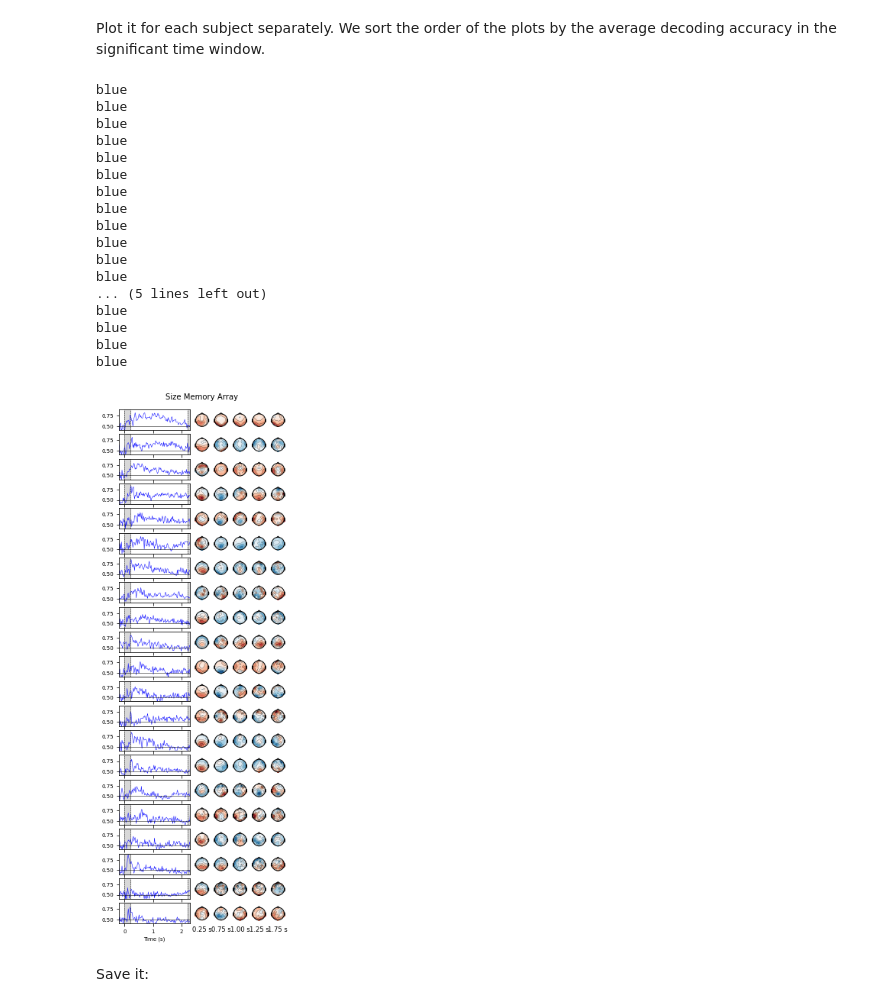
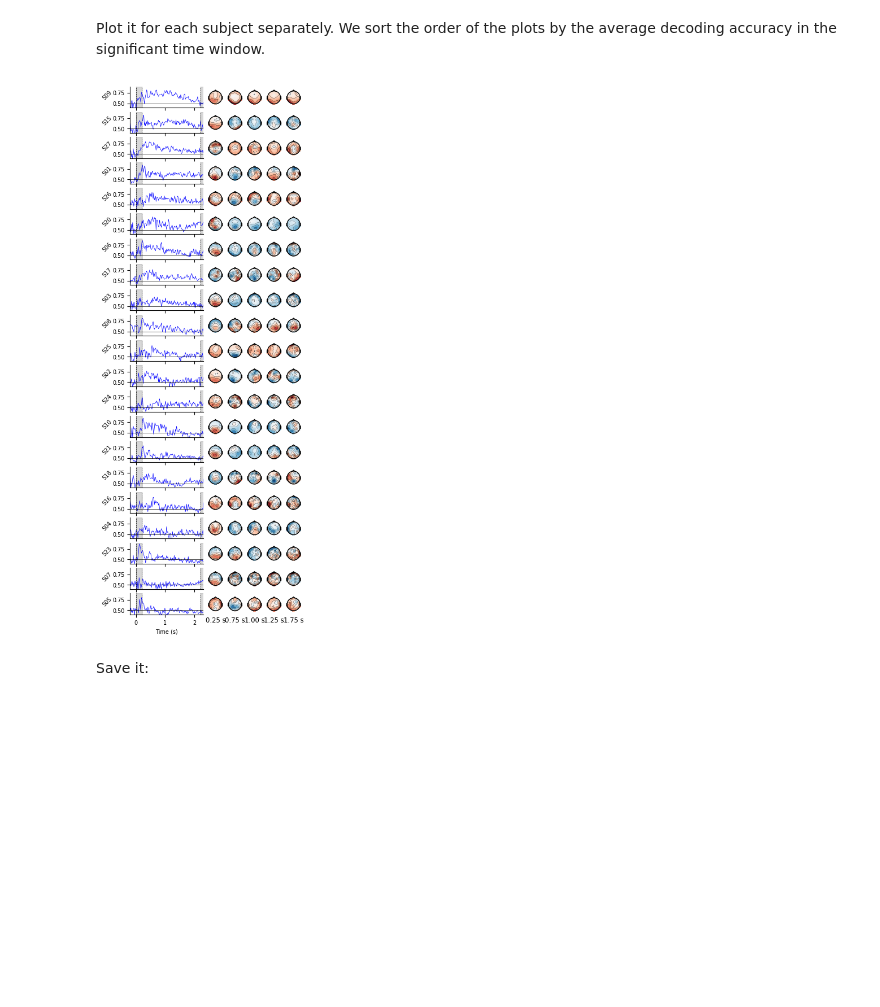
Before and after one commit to eioe/vMemEcc-Analyses, a Jupyter notebook: Analyses_Py/04.1-decoding_sensorspace_plotters.ipynb, the cells around one changed output. Saved outputs shown, nothing was run; the diff lists cells and outputs as text; code cells hidden in the pictures; blank space fills up the shorter version.

Commit message:
update plots with CMCIs, etc

```diff
--- a/Analyses_Py/04.1-decoding_sensorspace_plotters.ipynb
+++ b/Analyses_Py/04.1-decoding_sensorspace_plotters.ipynb
@@ -608,0 +580,23 @@ for ecc in cond_dict['Ecc']:
+# %%
+# Add CMCI correction
+grav = data_plot.copy().set_index(['time', 'subID']).groupby('time').mean()
+grav.columns = ['grandavg']
+subavg = df.copy().groupby(['time', 'subID']).mean()
+subavg.columns = ['subavg']
+adj_factor = grav.join(subavg)
+adj_factor['adj_factor'] = adj_factor.grandavg - adj_factor.subavg
+df = data_plot.set_index(['time', 'subID']).join(adj_factor)
+df['score_corrected'] = df.score + df.adj_factor
+# %%
+
+# add chance level data:
+acc_chance = np.asarray(data_dict_chance['EccM']['scores_chance'])
+acc_df_chance = pd.DataFrame(acc_chance)
+acc_df_chance.columns = times
+acc_df_chance['subID'] = sub_list_str
+df_chance = acc_df_chance.melt(id_vars=['subID'], var_name='time', value_name='score')  # put into long format
+df_chance['Ecc'] = 'Chance'
+# for compatibility with corrected actual values:
+df_chance['score_corrected'] = df_chance['score']
+df_chance = df_chance.set_index(['time', 'subID'])
+data_plot = pd.concat([df, df_chance])
@@ -773,21 +778,25 @@ We first normalize each pattern vector per subject and timepoint:
 # %%
 # %matplotlib qt
 
-picks= 'All'
+picks = "All"
 
-ecc_cond = '' # 'EccL' # <<<< '' (aka empty string): all eccentricities
+ecc_cond = ""  # 'EccL' # <<<< '' (aka empty string): all eccentricities
 
-sub_patterns, times = load_patterns(sub_list_str, f'LoadLow{ecc_cond}_vs_LoadHigh{ecc_cond}', picks_str=picks)
+sub_patterns, times = load_patterns(
+    sub_list_str, f"LoadLow{ecc_cond}_vs_LoadHigh{ecc_cond}", picks_str=picks
+)
 sub_patterns_norm = np.zeros_like(sub_patterns)
 # normalize them by L2 norm to allow for unbiased averages:
-for sub in range(sub_patterns.shape[0]):
-    for time in range(sub_patterns.shape[-1]):
-        sub_patterns_norm[sub, :, time] = sub_patterns[sub, :, time] / l2norm(sub_patterns[sub,:,time])
+sub_patterns_norm = sub_patterns / np.linalg.norm(
+    sub_patterns, axis=1, ord=2, keepdims=True
+)
 # %% [markdown]
 Next, we average per timepoint across subjects and normalize once more per timepoint (so we can meaningfully use one color scale):
 # %%
 sub_patterns_avg = sub_patterns_norm.copy().mean(axis=0)
-sub_patterns_avg_norm = np.stack([sub_patterns_avg[:,ii] / l2norm(sub_patterns_avg[:,ii]) for ii in range(sub_patterns_avg.shape[-1])], axis=-1)
+sub_patterns_avg_norm = sub_patterns_avg / np.linalg.norm(
+    sub_patterns_avg, axis=0, ord=2, keepdims=True
+)
 # %%
 # Build new pseudo Evoke obj:
 dummy_epos_info = get_evoked_info(picks_str='All')
@@ -872,7 +881,7 @@ for i,ax in enumerate(axes):
     plt_load_all = sub_patterns_evo.plot_topomap(times = times_plot,
                                        scalings=1,
                                        units='',
-                                       title=config.labels['Load'],
+                                       title='',
                                        cmap = 'RdBu_r',
                                        vmin = -0.4,
                                        vmax=0.4,
@@ -880,52 +889,35 @@ for i,ax in enumerate(axes):
                                        sensors=False,
                                        time_format=time_format,
                                        ch_type='eeg',
                                        colorbar=False,
                                        extrapolate='local',
                                        axes=ax[1:],
                                        show=False)
     # Show times only for bottom row:
     for a in ax[1:]:
         if i == (len(axes)-1):
             a.set_title(a.get_title(), y=-1)
         else:
             a.set_title("")
 
     df = acc_df.iloc[idx:idx+1,:].melt(var_name='time', value_name='score')  # put into long format
     df['Ecc'] = 'All'
     data_plot = df
     plot_score_per_factor(factor='Ecc',
                         data=data_plot.reset_index(),
                         plt_dict=plt_dict['stimon'],
                         scoring='roc_auc',
                         sign_clusters=[],
                         p_lvl=p_val_cbp,
                         ylims=[0.4, 0.9],
                         n_boot=1,
                         ax=ax[0])
-    ax[0].set_ylabel("")
+    ax[0].set_ylabel(sub_list_str[idx].split('_')[1], rotation=45)
     if i != (len(axes)-1):
         ax[0].set_xlabel("")
         ax[0].set_xticklabels([])
 # %% [output]
-blue
-blue
-blue
-blue
-blue
-blue
-blue
-blue
-blue
-blue
-blue
-blue
-... (5 lines left out)
-blue
-blue
-blue
-blue
-[figure, old version]
+[figure, new version]
 # %% [markdown]
 Save it:
 # %%
```
Also changed, not shown: parts of 14 cells of this notebook, 3 other files.
